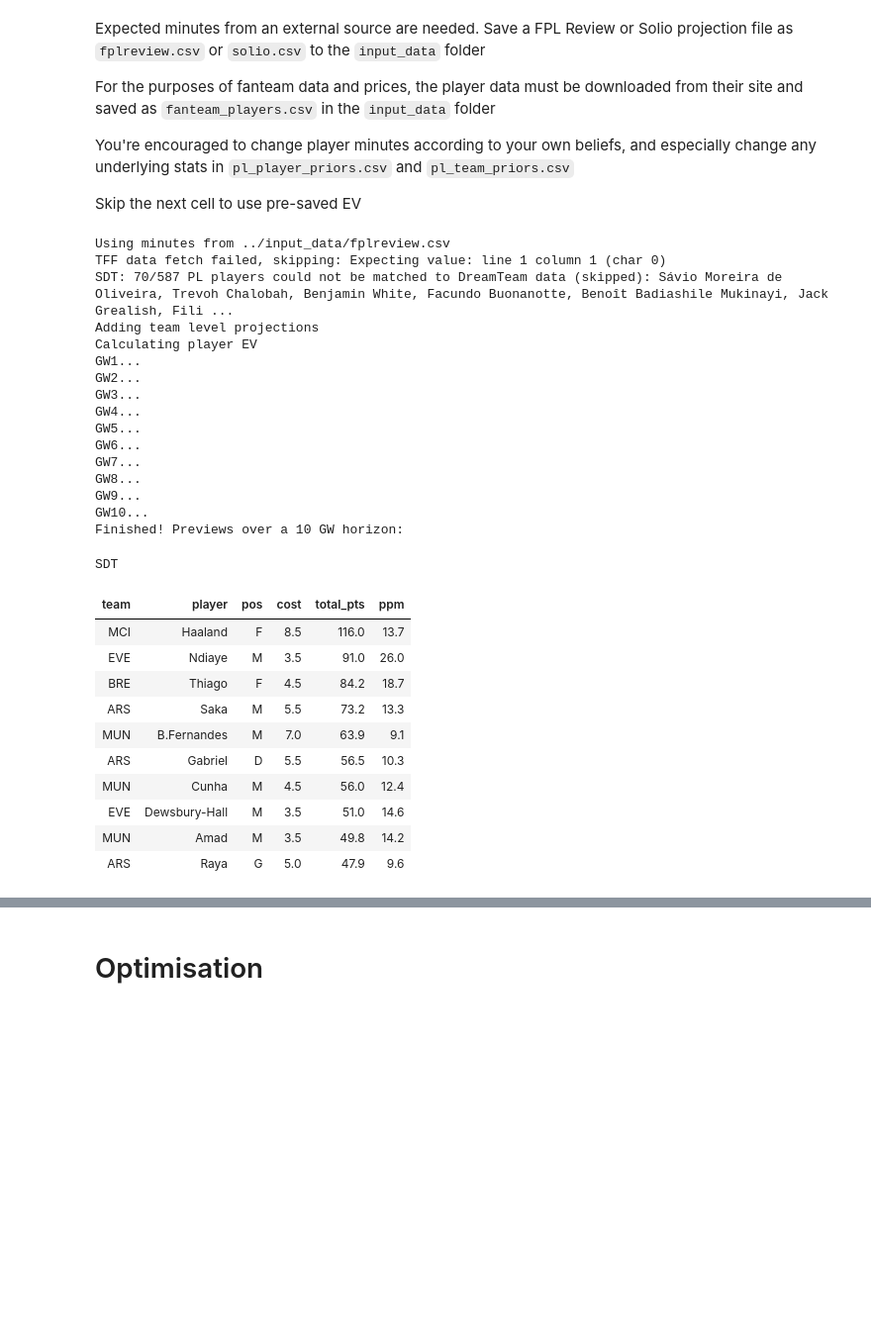
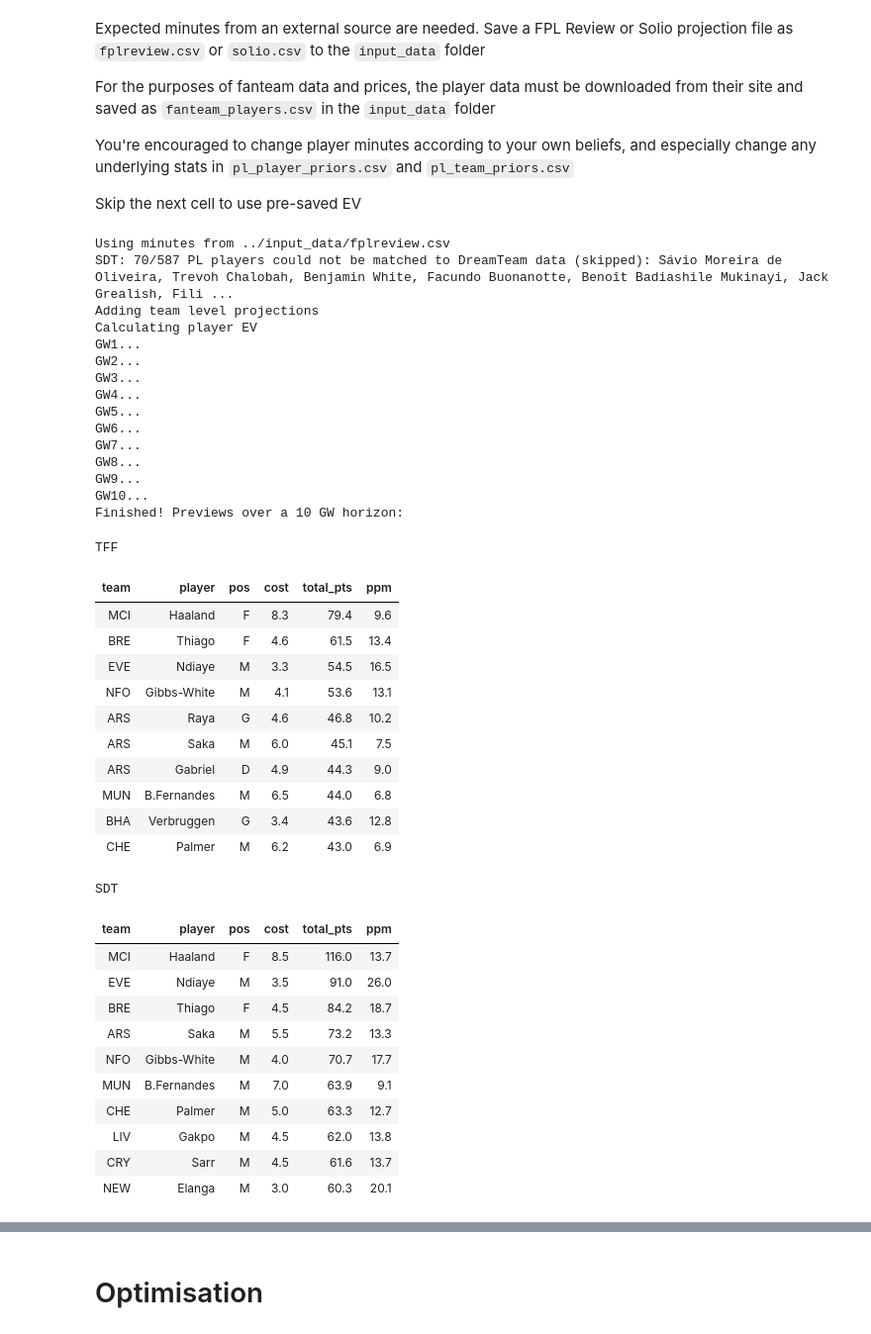
Before and after one commit to karljayb/multi_ff_opt, a Jupyter notebook: run/run.ipynb, the cells around one changed output, grey strips where cells are left out. Shown at 99% size. Saved outputs shown, nothing was run; the diff lists cells and outputs as text; code cells hidden in the pictures; blank space fills up the shorter version.

```diff
--- a/run/run.ipynb
+++ b/run/run.ipynb
@@ -1632,37 +1690,48 @@ You're encouraged to change player minutes according to your own beliefs, and es
 Skip the next cell to use pre-saved EV
 # %%
 ev_results = generate_ev(last_date=10, xmin_cutoff=10, aux_weight=0.7,
-                         formats=['sdt'],
+                         formats=['sdt', 'tff'],
                          write_to_csv=True, write_to_excel=True, write_fanteam_for_colab=True, write_to_archive=False)
 # %% [output]
 Using minutes from ../input_data/fplreview.csv
-TFF data fetch failed, skipping: Expecting value: line 1 column 1 (char 0)
 SDT: 70/587 PL players could not be matched to DreamTeam data (skipped): Sávio Moreira de Oliveira, Trevoh Chalobah, Benjamin White, Facundo Buonanotte, Benoît Badiashile Mukinayi, Jack Grealish, Fili ...
 Adding team level projections
 Calculating player EV
 GW1...
 GW2...
 GW3...
 GW4...
 GW5...
 GW6...
 GW7...
 GW8...
 GW9...
 GW10...
 Finished! Previews over a 10 GW horizon:
-SDT
+TFF
 | team | player | pos | cost | total_pts | ppm |
-| MCI | Haaland | F | 8.5 | 116.0 | 13.7 |
-| EVE | Ndiaye | M | 3.5 | 91.0 | 26.0 |
-| BRE | Thiago | F | 4.5 | 84.2 | 18.7 |
-| ARS | Saka | M | 5.5 | 73.2 | 13.3 |
-| MUN | B.Fernandes | M | 7.0 | 63.9 | 9.1 |
-| ARS | Gabriel | D | 5.5 | 56.5 | 10.3 |
-| MUN | Cunha | M | 4.5 | 56.0 | 12.4 |
-| EVE | Dewsbury-Hall | M | 3.5 | 51.0 | 14.6 |
-| MUN | Amad | M | 3.5 | 49.8 | 14.2 |
-| ARS | Raya | G | 5.0 | 47.9 | 9.6 |
+| MCI | Haaland | F | 8.3 | 79.4 | 9.6 |
+| BRE | Thiago | F | 4.6 | 61.5 | 13.4 |
+| EVE | Ndiaye | M | 3.3 | 54.5 | 16.5 |
+| NFO | Gibbs-White | M | 4.1 | 53.6 | 13.1 |
+| ARS | Raya | G | 4.6 | 46.8 | 10.2 |
+| ARS | Saka | M | 6.0 | 45.1 | 7.5 |
+| ARS | Gabriel | D | 4.9 | 44.3 | 9.0 |
+| MUN | B.Fernandes | M | 6.5 | 44.0 | 6.8 |
+| BHA | Verbruggen | G | 3.4 | 43.6 | 12.8 |
+| CHE | Palmer | M | 6.2 | 43.0 | 6.9 |
+SDT
+| team | player | pos | cost | total_pts | ppm |
+| MCI | Haaland | F | 8.5 | 116.0 | 13.7 |
+| EVE | Ndiaye | M | 3.5 | 91.0 | 26.0 |
+| BRE | Thiago | F | 4.5 | 84.2 | 18.7 |
+| ARS | Saka | M | 5.5 | 73.2 | 13.3 |
+| NFO | Gibbs-White | M | 4.0 | 70.7 | 17.7 |
+| MUN | B.Fernandes | M | 7.0 | 63.9 | 9.1 |
+| CHE | Palmer | M | 5.0 | 63.3 | 12.7 |
+| LIV | Gakpo | M | 4.5 | 62.0 | 13.8 |
+| CRY | Sarr | M | 4.5 | 61.6 | 13.7 |
+| NEW | Elanga | M | 3.0 | 60.3 | 20.1 |
 # %%
 df = preview_ev_df(format='sdt', pos_group='gdmf', team_group=None, n_rows=20)
 df
```
Also changed, not shown: parts of 7 cells of this notebook, 5 other files.
